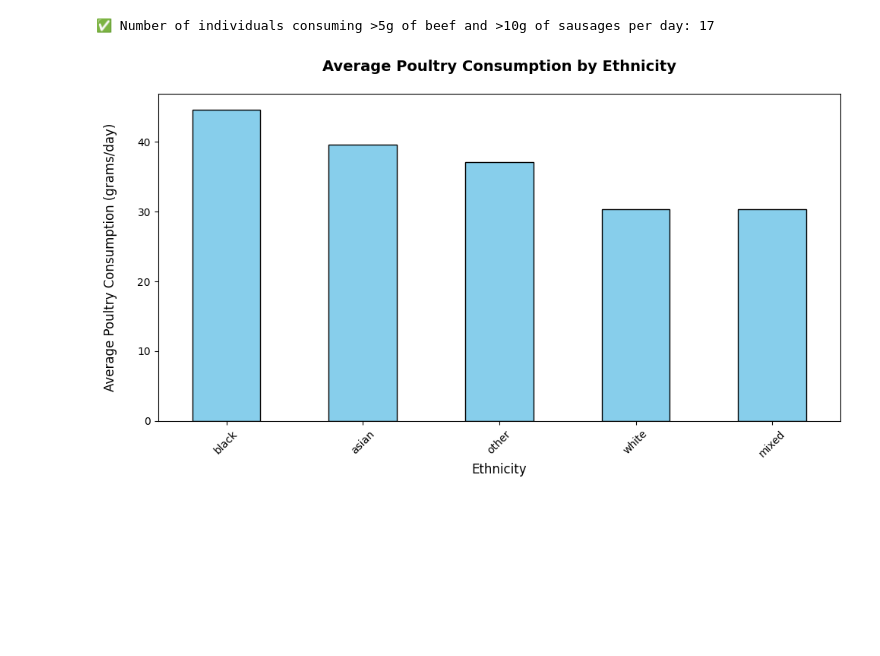
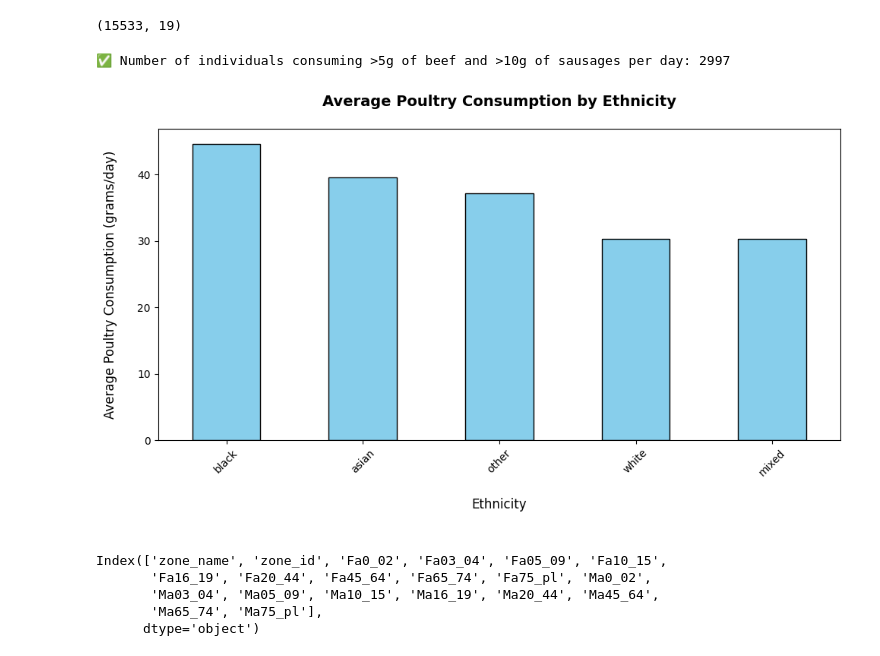
Before and after one commit to ClaudiaTurner/Predictive_Analytics, a Jupyter notebook: Assignment_1_P_Analytics.ipynb, the cells around one changed output. Drawn from its saved outputs; the diff is of its cells as text; code cells hidden in the pictures; blank space fills up the shorter version.

```diff
--- a/Assignment_1_P_Analytics.ipynb
+++ b/Assignment_1_P_Analytics.ipynb
@@ -16,9 +19,13 @@ Individuals.head()
+# %%
+Individuals.shape
+# %% [output]
+(15533, 19)
 # %%
 # From the individual level dataset (‘individuals.csv’), how many individuals consume more than 5 grams of beef and 10 grams of sausages per day?
 
 
 # Filter: individuals who consume more than 5g of beef AND more than 10g of sausages
-filtered = Individuals[(Individuals['Beef'] > 5) & (Individuals['Sausages'] == 10)]
+filtered = Individuals[(Individuals['Beef'] > 5) & (Individuals['Sausages'] > 10)]
 
 # Count how many meet the criteria
 num_individuals = filtered.shape[0]
@@ -26,31 +33,42 @@ num_individuals = filtered.shape[0]
 # Output the result
 print(f"✅ Number of individuals consuming >5g of beef and >10g of sausages per day: {num_individuals}")
 # %% [output]
-✅ Number of individuals consuming >5g of beef and >10g of sausages per day: 17
+✅ Number of individuals consuming >5g of beef and >10g of sausages per day: 2997
 # %%
 # Q1.3 Poultry consumption
 # 8 Points
 # Grading comment:
 # Using the individual level dataset (‘individuals.csv’), create a bar chart showing average poultry consumption for each ethnicity category. Export as a JPEG image and upload.
 
 # 2. Group by 'ethnicity' and calculate the mean poultry consumption
 ethnicity_poultry = Individuals.groupby('Ethnicity')['Poultry'].mean().sort_values(ascending=False)
 
 # 3. Plot the bar chart
 plt.figure(figsize=(10, 6))
 ethnicity_poultry.plot(kind='bar', color='skyblue', edgecolor='black')
 
 # 4. Add labels and title
 plt.title("Average Poultry Consumption by Ethnicity\n", fontsize=14, fontweight='bold')
-plt.xlabel("Ethnicity\n", fontsize=12)
+plt.xlabel("\nEthnicity\n", fontsize=12)
 plt.ylabel("Average Poultry Consumption (grams/day)\n", fontsize=12)
 plt.xticks(rotation=45)
 plt.tight_layout()
 
 # 5. Save as JPEG
 plt.savefig("poultry_by_ethnicity.jpg", format='jpeg', dpi=300)
 
 # 6. Show plot (optional, for review)
+
+plt.savefig('Average_Poultry.png')
+
 plt.show()
 # %% [output]
-[figure, old version]
+[figure, new version]
+# %%
+Age_Sex.columns
+# %% [output]
+Index(['zone_name', 'zone_id', 'Fa0_02', 'Fa03_04', 'Fa05_09', 'Fa10_15',
+       'Fa16_19', 'Fa20_44', 'Fa45_64', 'Fa65_74', 'Fa75_pl', 'Ma0_02',
+       'Ma03_04', 'Ma05_09', 'Ma10_15', 'Ma16_19', 'Ma20_44', 'Ma45_64',
+       'Ma65_74', 'Ma75_pl'],
+      dtype='object')
```
Also changed, not shown: parts of 3 cells of this notebook.
